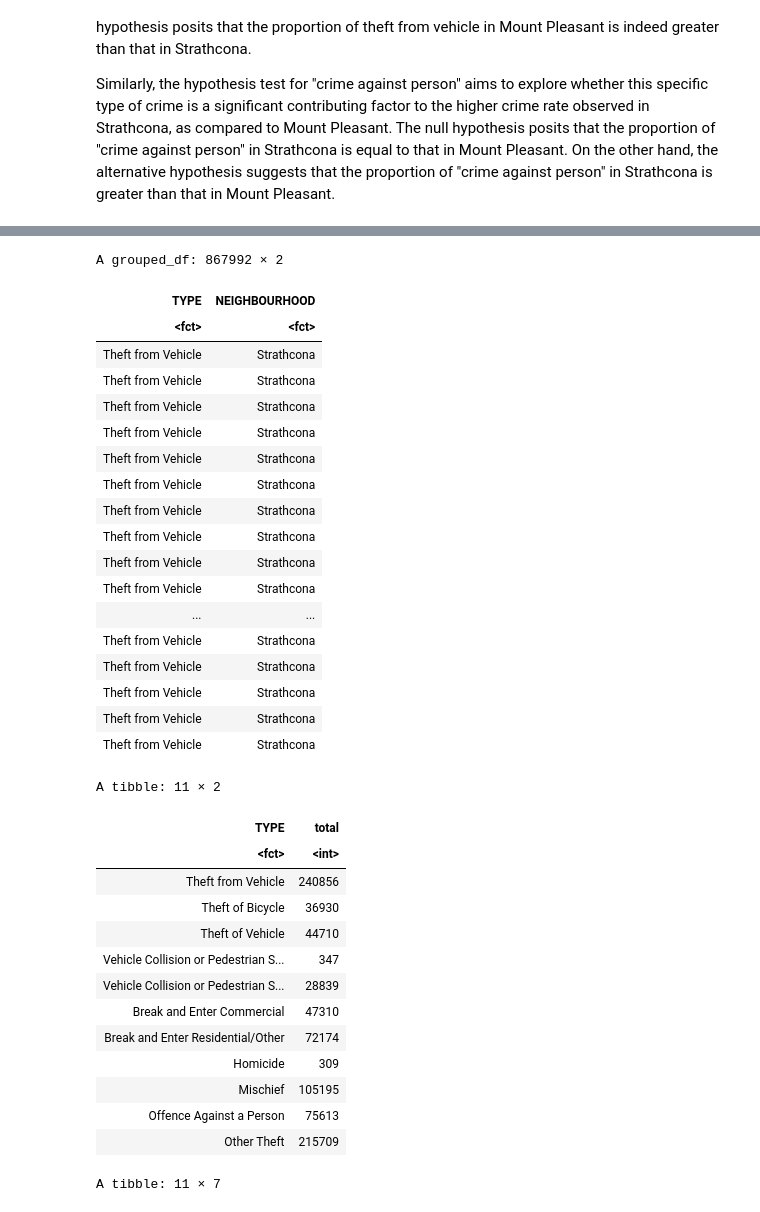
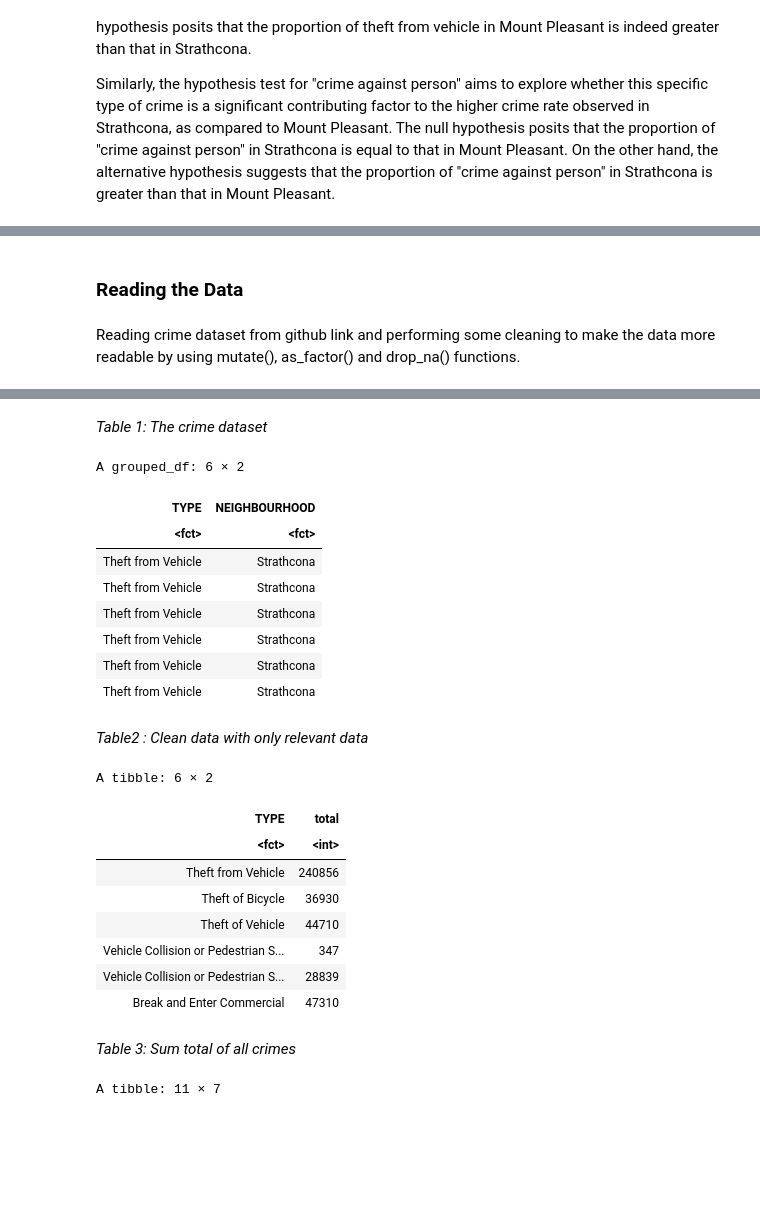
Before and after one commit to vkyaang/Stat201-project, a Jupyter notebook: Final Proposal.ipynb, the cells around one changed output, grey strips where cells are left out. Drawn from its saved outputs; the diff is of its cells as text; code cells hidden in the pictures; blank space fills up the shorter version.

```diff
--- a/Final Proposal.ipynb
+++ b/Final Proposal.ipynb
@@ -40,3 +55,7 @@ The following object is masked from ‘package:dplyr’:
+# %% [markdown]
+### Reading the Data
+# %% [markdown]
+Reading crime dataset from github link and performing some cleaning to make the data more readable by using mutate(), as_factor() and drop_na() functions.
 # %%
 crime_data <- read_csv("https://raw.githubusercontent.com/vkyaang/Stat201-project/main/crimedata_csv_AllNeighbourhoods_AllYears.csv") %>%
     mutate(TYPE = as_factor(TYPE),
@@ -61,6 +80,8 @@ A tibble: 6 × 10
 | Theft from Vehicle | 2014 | 5 | 8 | 12 | 49 | 11XX E HASTINGS ST | Strathcona | 494141.1 | 5458690 |
 | Theft from Vehicle | 2014 | 10 | 19 | 18 | 0 | 11XX E HASTINGS ST | Strathcona | 494141.1 | 5458690 |
 | Theft from Vehicle | 2015 | 2 | 18 | 18 | 30 | 11XX E HASTINGS ST | Strathcona | 494141.1 | 5458690 |
+# %% [markdown]
+*Table 1: The crime dataset*
 # %%
 # select crime_data with only chosen neighborhood and type
 crime_data_clean <- crime_data %>%
@@ -90,32 +111,23 @@ crime_data_sum <- crime_data_total %>%
     mutate(strathcona_prop = Strathcona/sum(total)) %>%
     mutate(prop_diff = MountPleasent_prop - strathcona_prop)
 # %%
-#Dataset 1.1
-crime_data_clean
+head(crime_data_clean)
 # %% [output]
-A grouped_df: 867992 × 2
+A grouped_df: 6 × 2
 | TYPE | NEIGHBOURHOOD |
 | <fct> | <fct> |
 | Theft from Vehicle | Strathcona |
 | Theft from Vehicle | Strathcona |
 | Theft from Vehicle | Strathcona |
 | Theft from Vehicle | Strathcona |
 | Theft from Vehicle | Strathcona |
 | Theft from Vehicle | Strathcona |
-| Theft from Vehicle | Strathcona |
-| Theft from Vehicle | Strathcona |
-| Theft from Vehicle | Strathcona |
-| Theft from Vehicle | Strathcona |
-| ... | ... |
-| Theft from Vehicle | Strathcona |
-| Theft from Vehicle | Strathcona |
-| Theft from Vehicle | Strathcona |
-| Theft from Vehicle | Strathcona |
-| Theft from Vehicle | Strathcona |
+# %% [markdown]
+*Table2 : Clean data with only relevant data*
 # %%
-crime_data_total
+head(crime_data_total)
 # %% [output]
-A tibble: 11 × 2
+A tibble: 6 × 2
 | TYPE | total |
 | <fct> | <int> |
 | Theft from Vehicle | 240856 |
@@ -124,9 +136,6 @@ A tibble: 11 × 2
 | Vehicle Collision or Pedestrian S... | 347 |
 | Vehicle Collision or Pedestrian S... | 28839 |
 | Break and Enter Commercial | 47310 |
-| Break and Enter Residential/Other | 72174 |
-| Homicide | 309 |
-| Mischief | 105195 |
-| Offence Against a Person | 75613 |
-| Other Theft | 215709 |
+# %% [markdown]
+*Table 3: Sum total of all crimes*
 # %%
```
Also changed, not shown: parts of 19 cells of this notebook.
